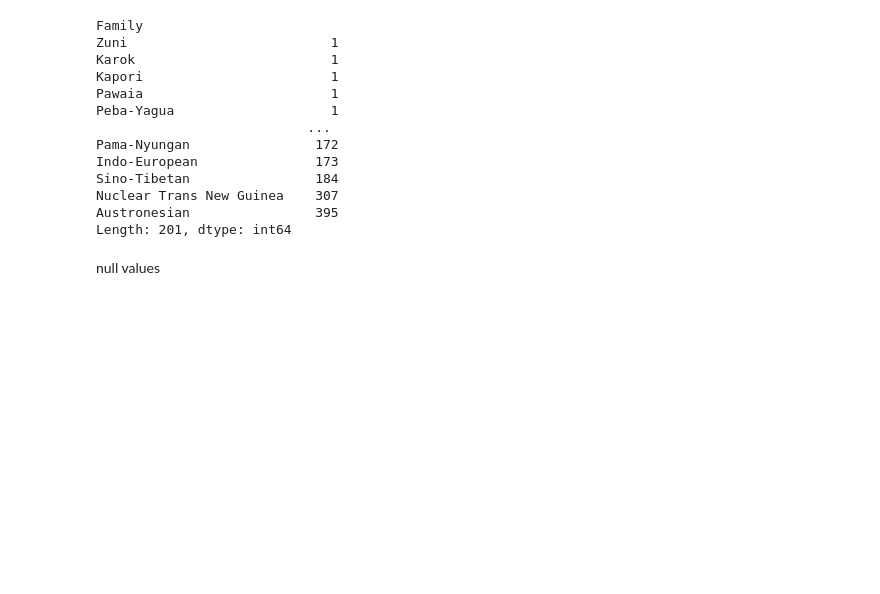
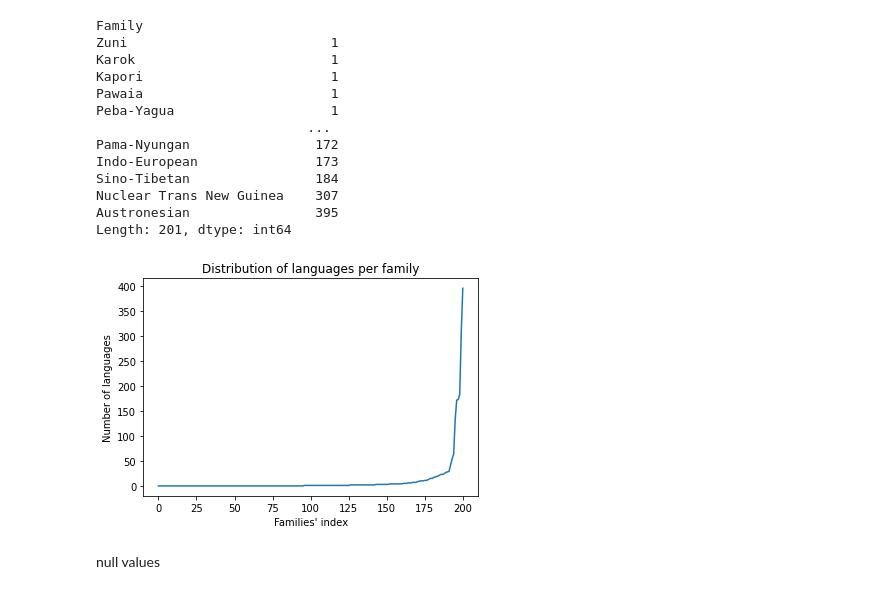
Before and after one commit to sarabert96/Colexification, a Jupyter notebook: 01_DataUnderstanding.ipynb, the cells around one changed output. Drawn from its saved outputs; the diff is of its cells as text; code cells hidden in the pictures; blank space fills up the shorter version.

```diff
--- a/01_DataUnderstanding.ipynb
+++ b/01_DataUnderstanding.ipynb
@@ -138,6 +177,16 @@ Sino-Tibetan                184
 Nuclear Trans New Guinea    307
 Austronesian                395
 Length: 201, dtype: int64
+# %%
+glot_in_fam = list(df_fam.groupby('Family').size())
+# %%
+plt.plot(sorted(glot_in_fam))
+plt.title("Distribution of languages per family")
+plt.ylabel('Number of languages')
+plt.xlabel("Families' index")
+plt.show()
+# %% [output]
+[figure, added]
 # %% [markdown]
 null values
 # %%
```
Also changed, not shown: parts of 10 cells of this notebook.
